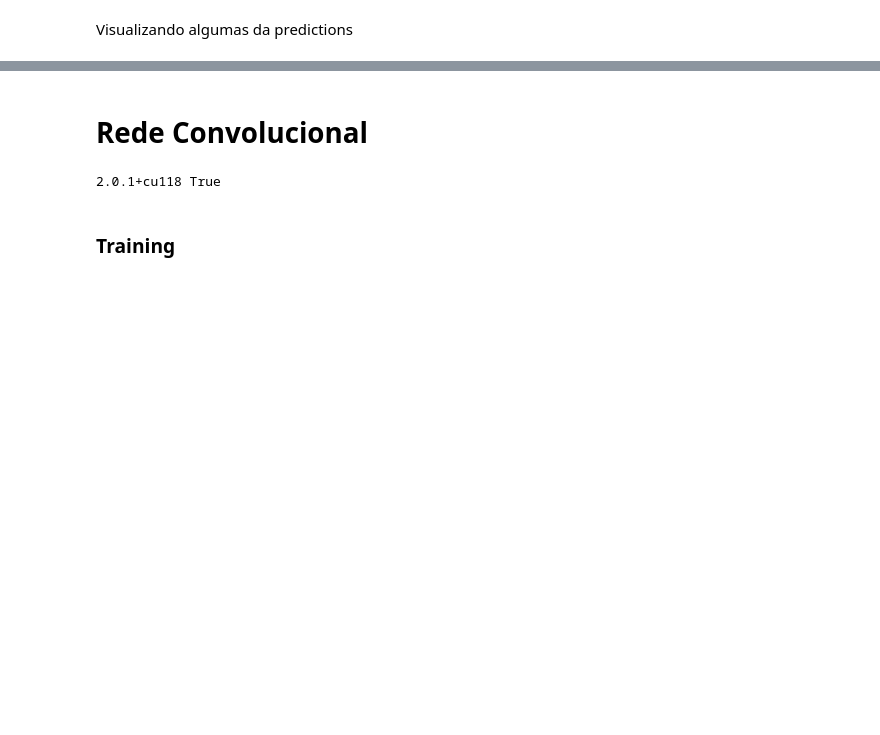
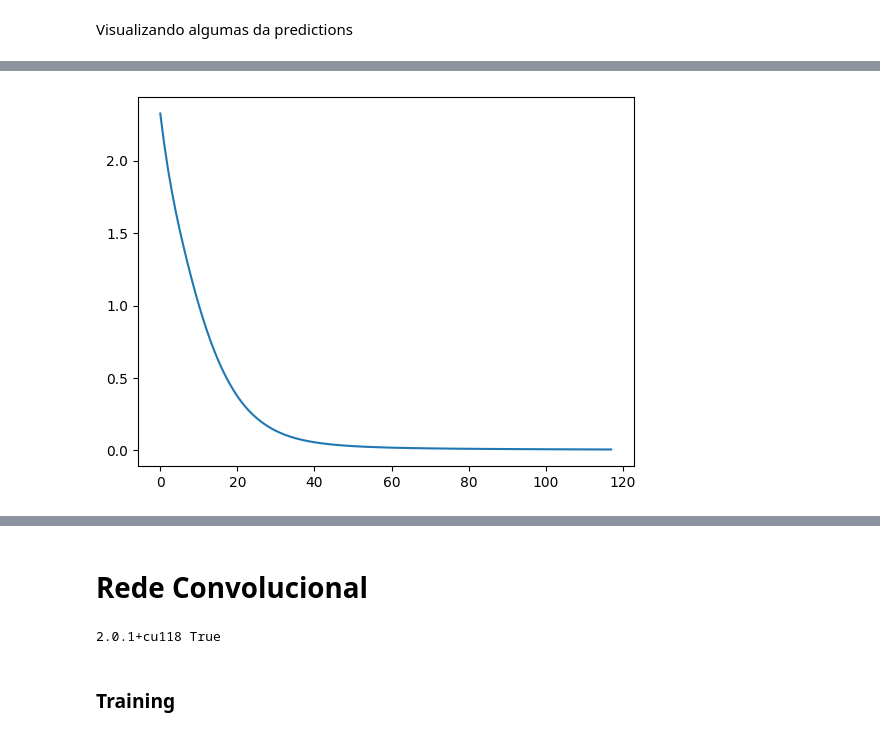
Before and after one commit to annaluizacaraciolo/DeepLearning2023, a Jupyter notebook: ListaPraticaMLPConv.ipynb, the cells around one changed output, grey strips where cells are left out. Cells and saved outputs as stored; diff of their text form; code cells hidden in the pictures; blank space fills up the shorter version.

```diff
--- a/ListaPraticaMLPConv.ipynb
+++ b/ListaPraticaMLPConv.ipynb
@@ -198,0 +223,6 @@ clf_mlp.score(x_test, test_labels)
+# %%
+loss_values = clf_mlp.loss_curve_
+plt.plot(loss_values)
+plt.show()
+# %% [output]
+[figure, added]
```
Also changed, not shown: parts of 23 cells of this notebook.
